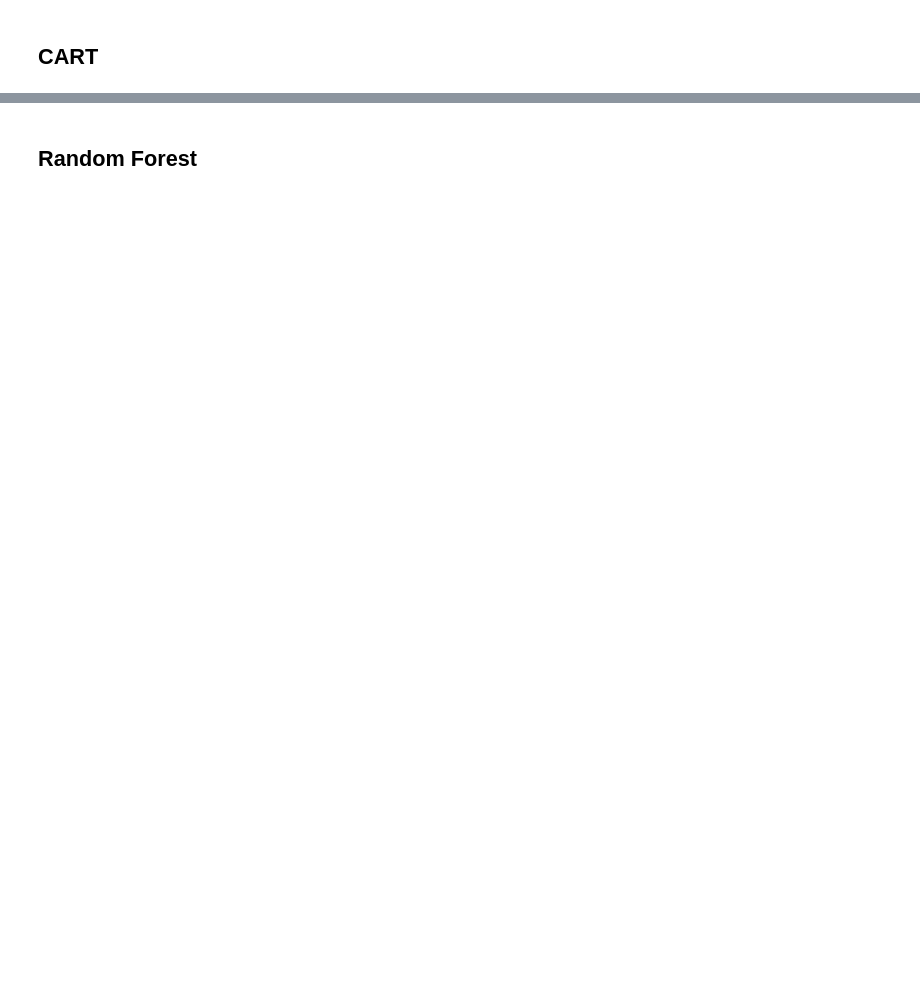
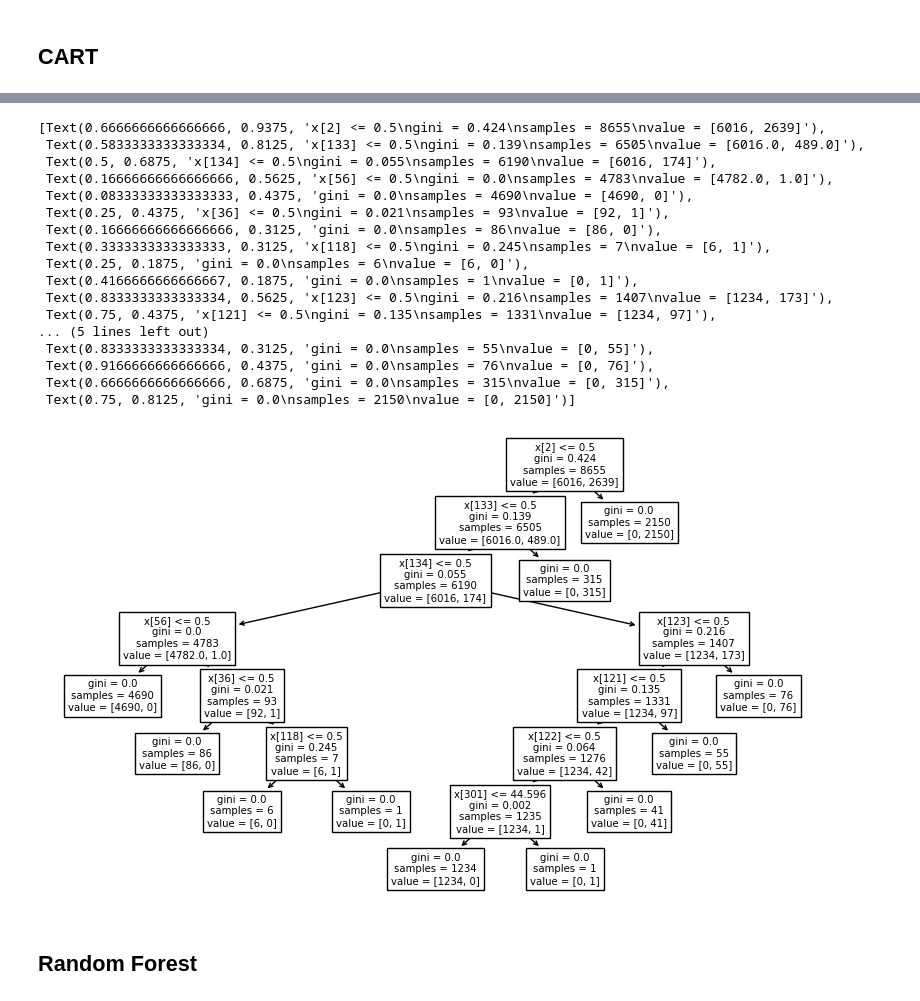
Before and after one commit to useframi1/SU-EFG, a Jupyter notebook: Train_Models.ipynb, the cells around one changed output, grey strips where cells are left out. Drawn from its saved outputs; the diff is of its cells as text; code cells hidden in the pictures; blank space fills up the shorter version.

```diff
--- a/Train_Models.ipynb
+++ b/Train_Models.ipynb
@@ -114,4 +134,26 @@ Metrics:
 weighted avg       1.00      1.00      1.00      2705
+# %%
+plt.figure(figsize=(10, 6))
+plot_tree(Cart)
+# %% [output]
+[Text(0.6666666666666666, 0.9375, 'x[2] <= 0.5\ngini = 0.424\nsamples = 8655\nvalue = [6016, 2639]'),
+ Text(0.5833333333333334, 0.8125, 'x[133] <= 0.5\ngini = 0.139\nsamples = 6505\nvalue = [6016.0, 489.0]'),
+ Text(0.5, 0.6875, 'x[134] <= 0.5\ngini = 0.055\nsamples = 6190\nvalue = [6016, 174]'),
+ Text(0.16666666666666666, 0.5625, 'x[56] <= 0.5\ngini = 0.0\nsamples = 4783\nvalue = [4782.0, 1.0]'),
+ Text(0.08333333333333333, 0.4375, 'gini = 0.0\nsamples = 4690\nvalue = [4690, 0]'),
+ Text(0.25, 0.4375, 'x[36] <= 0.5\ngini = 0.021\nsamples = 93\nvalue = [92, 1]'),
+ Text(0.16666666666666666, 0.3125, 'gini = 0.0\nsamples = 86\nvalue = [86, 0]'),
+ Text(0.3333333333333333, 0.3125, 'x[118] <= 0.5\ngini = 0.245\nsamples = 7\nvalue = [6, 1]'),
+ Text(0.25, 0.1875, 'gini = 0.0\nsamples = 6\nvalue = [6, 0]'),
+ Text(0.4166666666666667, 0.1875, 'gini = 0.0\nsamples = 1\nvalue = [0, 1]'),
+ Text(0.8333333333333334, 0.5625, 'x[123] <= 0.5\ngini = 0.216\nsamples = 1407\nvalue = [1234, 173]'),
+ Text(0.75, 0.4375, 'x[121] <= 0.5\ngini = 0.135\nsamples = 1331\nvalue = [1234, 97]'),
+... (5 lines left out)
+ Text(0.8333333333333334, 0.3125, 'gini = 0.0\nsamples = 55\nvalue = [0, 55]'),
+ Text(0.9166666666666666, 0.4375, 'gini = 0.0\nsamples = 76\nvalue = [0, 76]'),
+ Text(0.6666666666666666, 0.6875, 'gini = 0.0\nsamples = 315\nvalue = [0, 315]'),
+ Text(0.75, 0.8125, 'gini = 0.0\nsamples = 2150\nvalue = [0, 2150]')]
+[figure, added]
 # %% [markdown]
 ## Random Forest
 # %%
```
Also changed, not shown: parts of 10 cells of this notebook, 4 other files.
